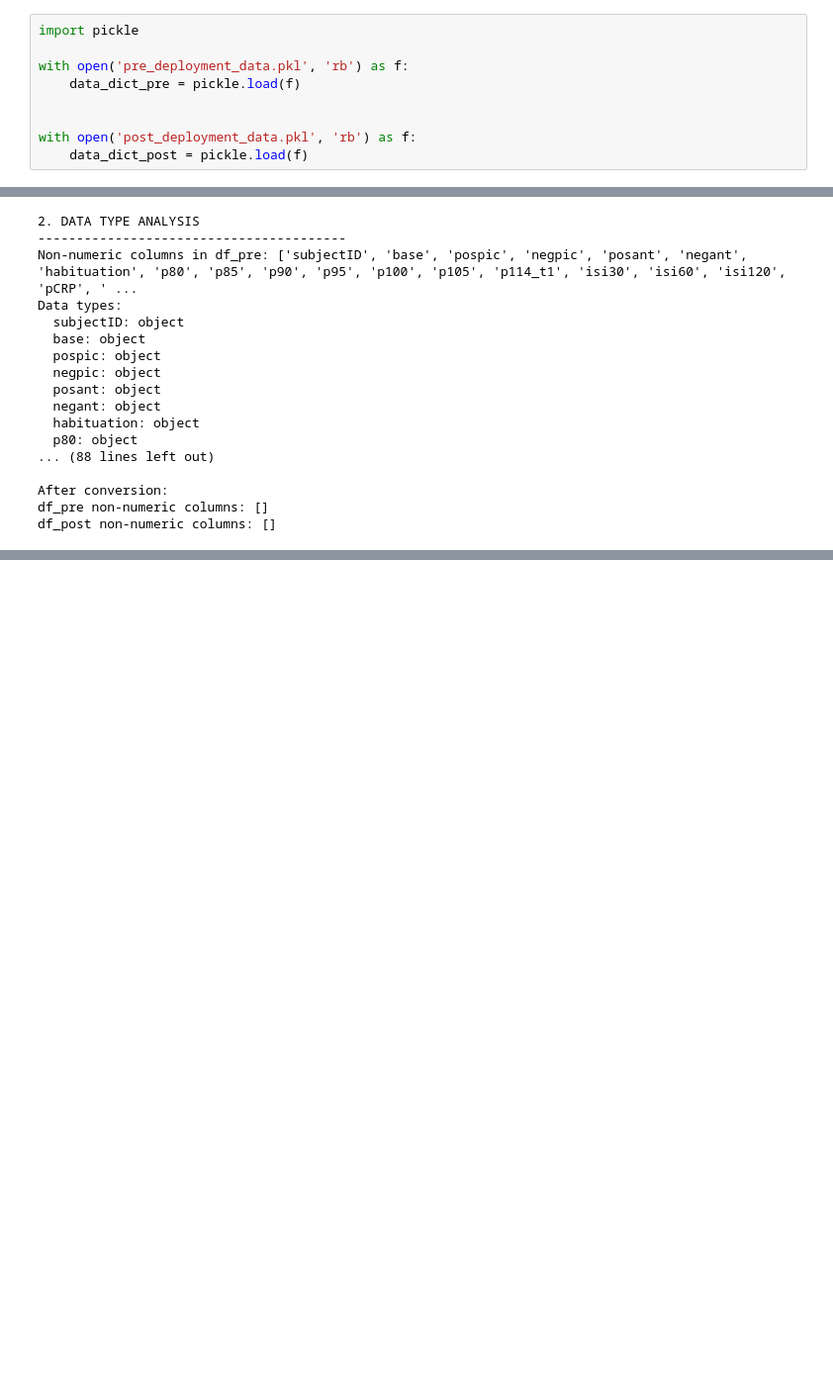
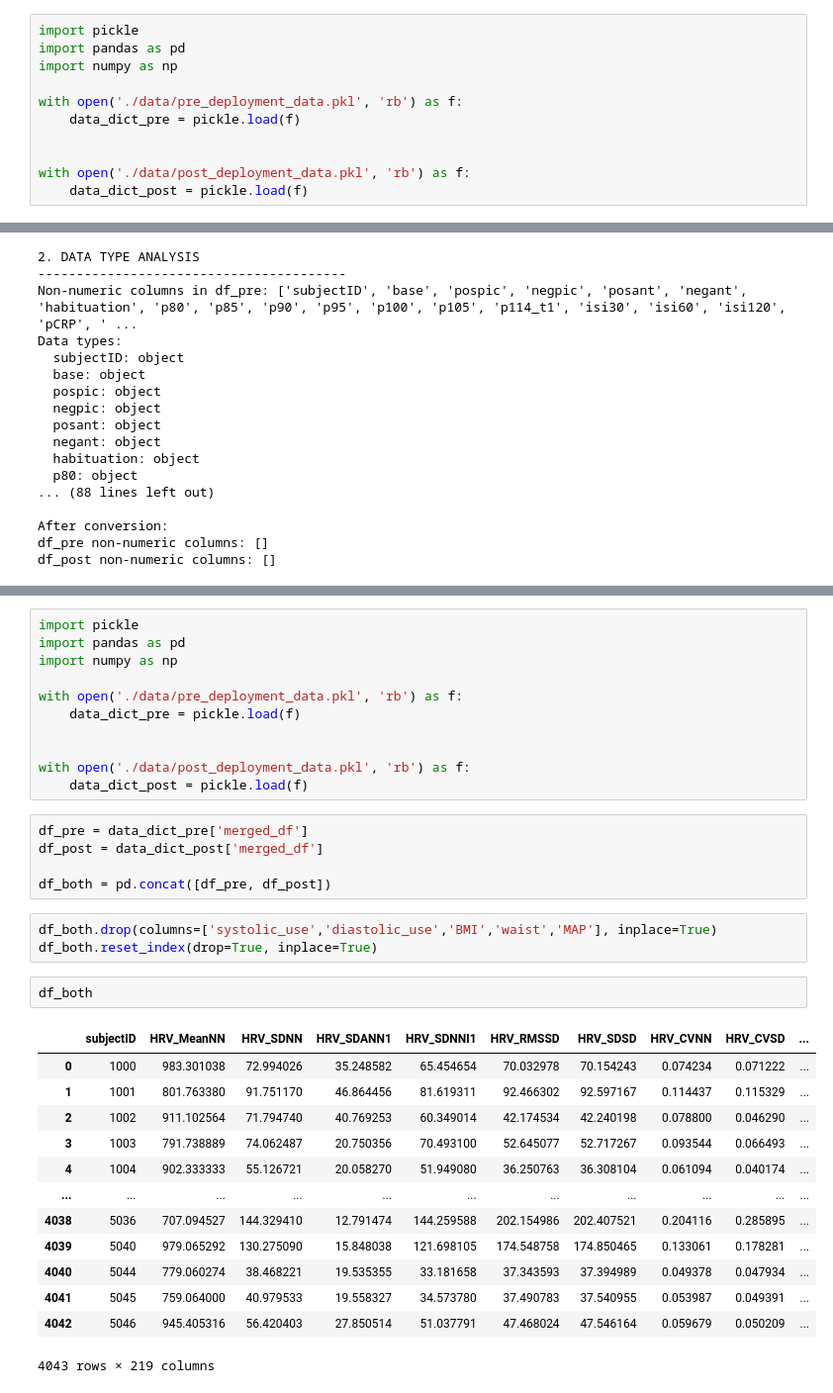
Before and after one commit to Yogesh914/ml_mrs, a Jupyter notebook: data_analysis.ipynb, the cells around one changed output, grey strips where cells are left out. Shown: that part at 99% size. Cells and saved outputs as stored; diff of their text form; blank space fills up the shorter version.

```diff
--- a/data_gen.ipynb
+++ b/data_analysis.ipynb
@@ -140,12 +140,14 @@ data_dict
 4193 rows × 32 columns
 # %%
 import pickle
+import pandas as pd
+import numpy as np
 
-with open('pre_deployment_data.pkl', 'rb') as f:
+with open('./data/pre_deployment_data.pkl', 'rb') as f:
     data_dict_pre = pickle.load(f)
 
 
-with open('post_deployment_data.pkl', 'rb') as f:
+with open('./data/post_deployment_data.pkl', 'rb') as f:
     data_dict_post = pickle.load(f)
 # %%
 df_pre = data_dict_pre['merged_df']
@@ -745,0 +375,35 @@ ANALYSIS COMPLETE
+# %%
+import pickle
+import pandas as pd
+import numpy as np
+
+with open('./data/pre_deployment_data.pkl', 'rb') as f:
+    data_dict_pre = pickle.load(f)
+
+
+with open('./data/post_deployment_data.pkl', 'rb') as f:
+    data_dict_post = pickle.load(f)
+# %%
+df_pre = data_dict_pre['merged_df']
+df_post = data_dict_post['merged_df']
+
+df_both = pd.concat([df_pre, df_post])
+# %%
+df_both.drop(columns=['systolic_use','diastolic_use','BMI','waist','MAP'], inplace=True)
+df_both.reset_index(drop=True, inplace=True)
+# %%
+df_both
+# %% [output]
+|  | subjectID | HRV_MeanNN | HRV_SDNN | HRV_SDANN1 | HRV_SDNNI1 | HRV_RMSSD | HRV_SDSD | HRV_CVNN | HRV_CVSD | ... |
+| 0 | 1000 | 983.301038 | 72.994026 | 35.248582 | 65.454654 | 70.032978 | 70.154243 | 0.074234 | 0.071222 | ... |
+| 1 | 1001 | 801.763380 | 91.751170 | 46.864456 | 81.619311 | 92.466302 | 92.597167 | 0.114437 | 0.115329 | ... |
+| 2 | 1002 | 911.102564 | 71.794740 | 40.769253 | 60.349014 | 42.174534 | 42.240198 | 0.078800 | 0.046290 | ... |
+| 3 | 1003 | 791.738889 | 74.062487 | 20.750356 | 70.493100 | 52.645077 | 52.717267 | 0.093544 | 0.066493 | ... |
+| 4 | 1004 | 902.333333 | 55.126721 | 20.058270 | 51.949080 | 36.250763 | 36.308104 | 0.061094 | 0.040174 | ... |
+| ... | ... | ... | ... | ... | ... | ... | ... | ... | ... | ... |
+| 4038 | 5036 | 707.094527 | 144.329410 | 12.791474 | 144.259588 | 202.154986 | 202.407521 | 0.204116 | 0.285895 | ... |
+| 4039 | 5040 | 979.065292 | 130.275090 | 15.848038 | 121.698105 | 174.548758 | 174.850465 | 0.133061 | 0.178281 | ... |
+| 4040 | 5044 | 779.060274 | 38.468221 | 19.535355 | 33.181658 | 37.343593 | 37.394989 | 0.049378 | 0.047934 | ... |
+| 4041 | 5045 | 759.064000 | 40.979533 | 19.558327 | 34.573780 | 37.490783 | 37.540955 | 0.053987 | 0.049391 | ... |
+| 4042 | 5046 | 945.405316 | 56.420403 | 27.850514 | 51.037791 | 47.468024 | 47.546164 | 0.059679 | 0.050209 | ... |
+4043 rows × 219 columns
```
Also changed, not shown: parts of 6 cells of this notebook, 10 other files.
